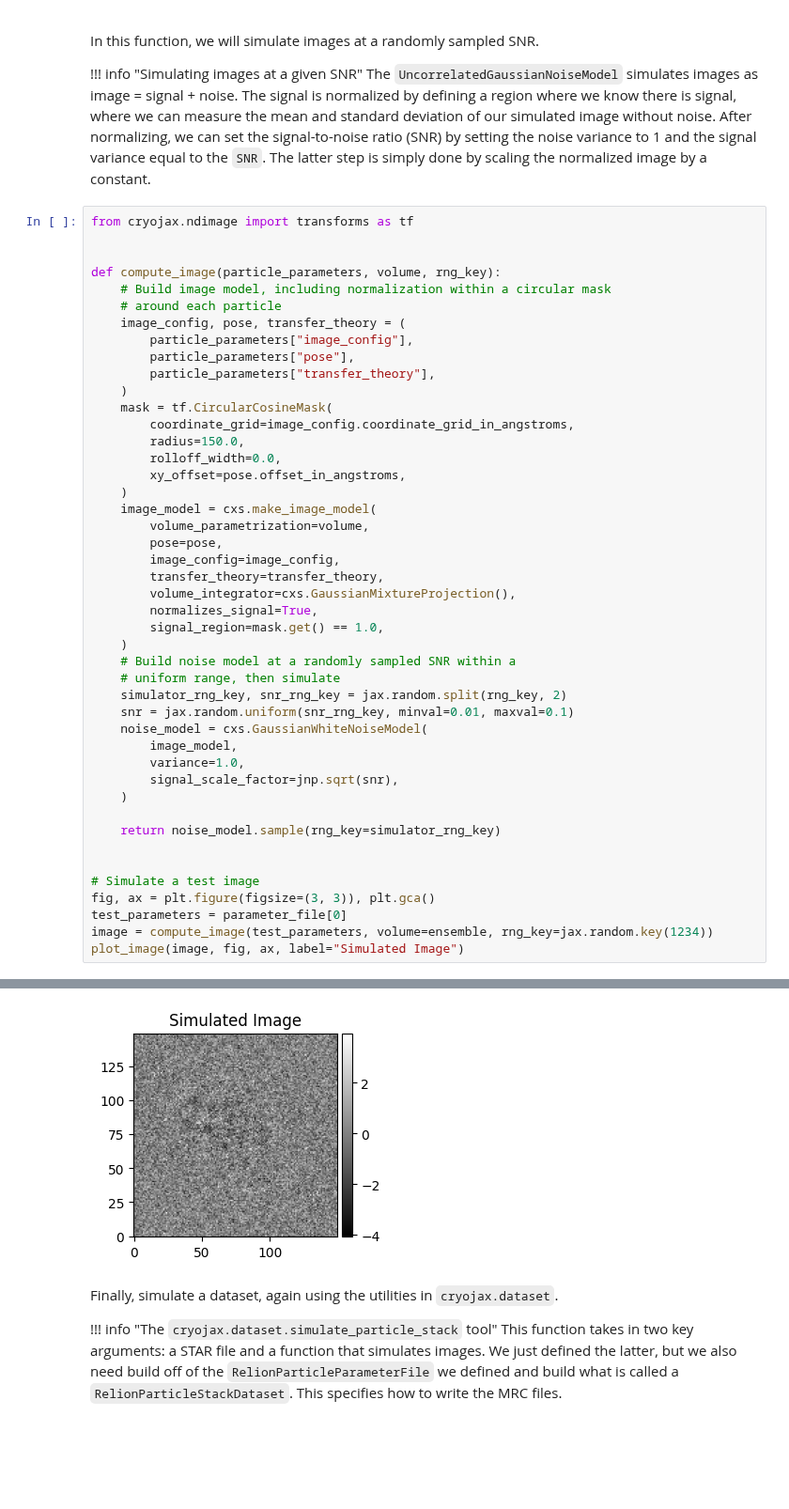
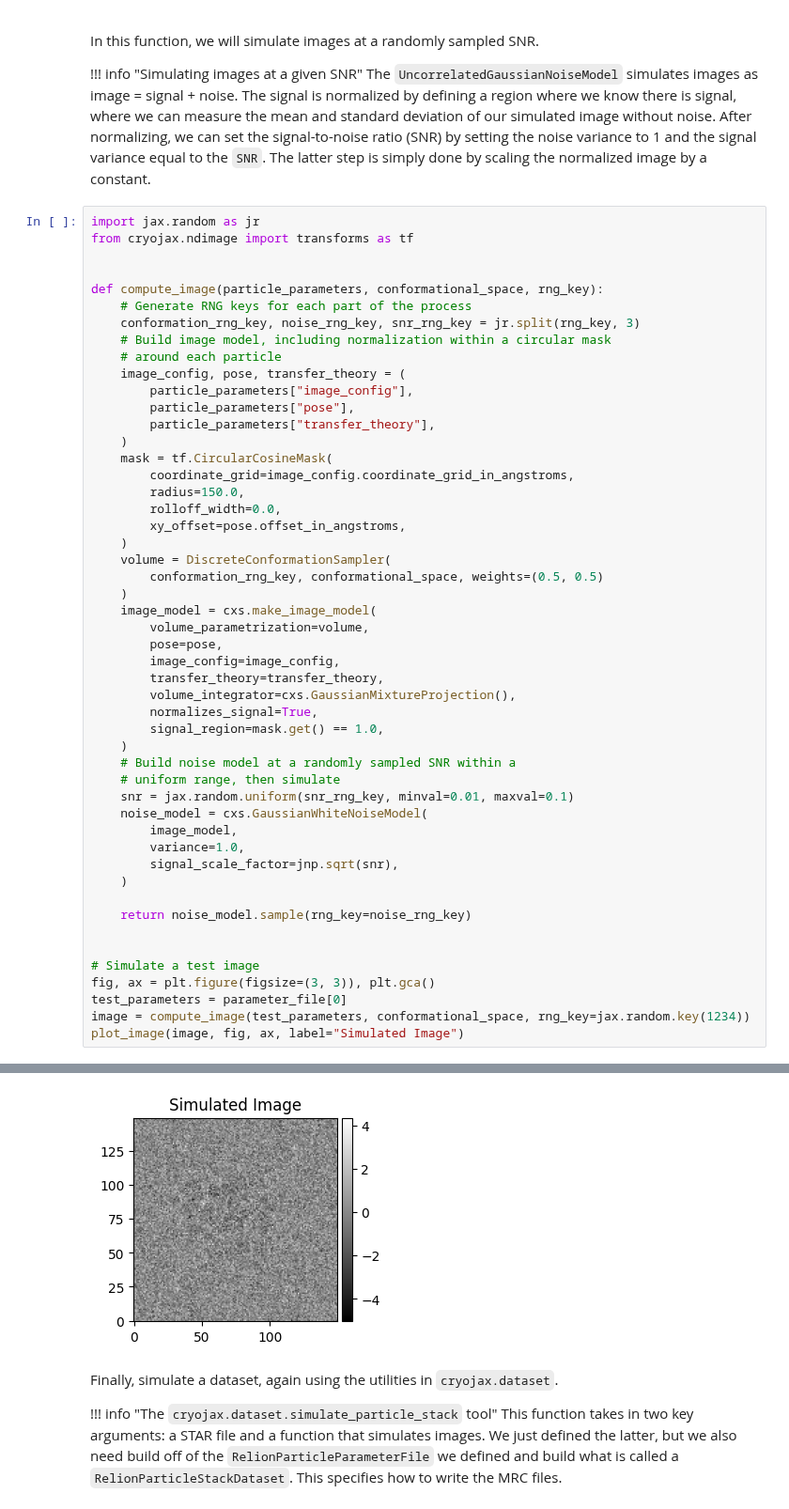
Before and after one commit to michael-0brien/cryojax, a Jupyter notebook: docs/examples/simulate-relion-dataset.ipynb, the cells around one changed output, grey strips where cells are left out. Shown at 94% size. Drawn from its saved outputs; the diff is of its cells as text; blank space fills up the shorter version.

```diff
--- a/docs/examples/simulate-relion-dataset.ipynb
+++ b/docs/examples/simulate-relion-dataset.ipynb
@@ -217,10 +217,13 @@ In this function, we will simulate images at a randomly sampled SNR.
     The signal is normalized by defining a region where we know there is signal, where we can measure the
     mean and standard deviation of our simulated image without noise. After normalizing, we can set the signal-to-noise ratio (SNR) by setting the noise variance to 1 and the signal variance equal to the `SNR`. The latter step is simply done by scaling the normalized image by a constant.
 # %%
+import jax.random as jr
 from cryojax.ndimage import transforms as tf
 
 
-def compute_image(particle_parameters, volume, rng_key):
+def compute_image(particle_parameters, conformational_space, rng_key):
+    # Generate RNG keys for each part of the process
+    conformation_rng_key, noise_rng_key, snr_rng_key = jr.split(rng_key, 3)
     # Build image model, including normalization within a circular mask
     # around each particle
     image_config, pose, transfer_theory = (
@@ -234,37 +237,39 @@ def compute_image(particle_parameters, volume, rng_key):
         rolloff_width=0.0,
         xy_offset=pose.offset_in_angstroms,
     )
+    volume = DiscreteConformationSampler(
+        conformation_rng_key, conformational_space, weights=(0.5, 0.5)
+    )
     image_model = cxs.make_image_model(
         volume_parametrization=volume,
         pose=pose,
         image_config=image_config,
         transfer_theory=transfer_theory,
         volume_integrator=cxs.GaussianMixtureProjection(),
         normalizes_signal=True,
         signal_region=mask.get() == 1.0,
     )
     # Build noise model at a randomly sampled SNR within a
     # uniform range, then simulate
-    simulator_rng_key, snr_rng_key = jax.random.split(rng_key, 2)
     snr = jax.random.uniform(snr_rng_key, minval=0.01, maxval=0.1)
     noise_model = cxs.GaussianWhiteNoiseModel(
         image_model,
         variance=1.0,
         signal_scale_factor=jnp.sqrt(snr),
     )
 
-    return noise_model.sample(rng_key=simulator_rng_key)
+    return noise_model.sample(rng_key=noise_rng_key)
 
 
 # Simulate a test image
 fig, ax = plt.figure(figsize=(3, 3)), plt.gca()
 test_parameters = parameter_file[0]
-image = compute_image(test_parameters, volume=ensemble, rng_key=jax.random.key(1234))
+image = compute_image(test_parameters, conformational_space, rng_key=jax.random.key(1234))
 plot_image(image, fig, ax, label="Simulated Image")
 # %% [output]
 (<Figure size 300x300 with 2 Axes>,
  <Axes: title={'center': 'Simulated Image'}>)
-[figure, old version]
+[figure, new version]
 # %% [markdown]
 Finally, simulate a dataset, again using the utilities in `cryojax.dataset`.
 
```
Also changed, not shown: parts of 3 cells of this notebook, 5 other files.
